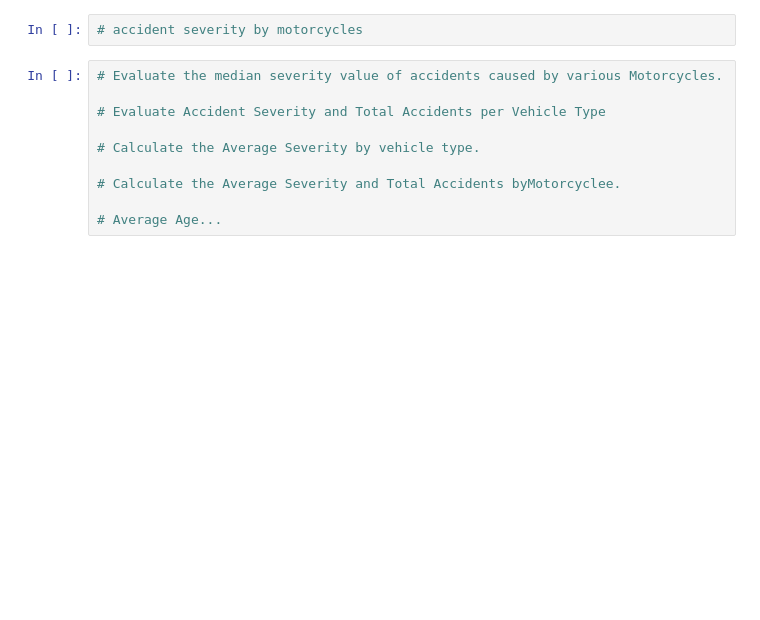
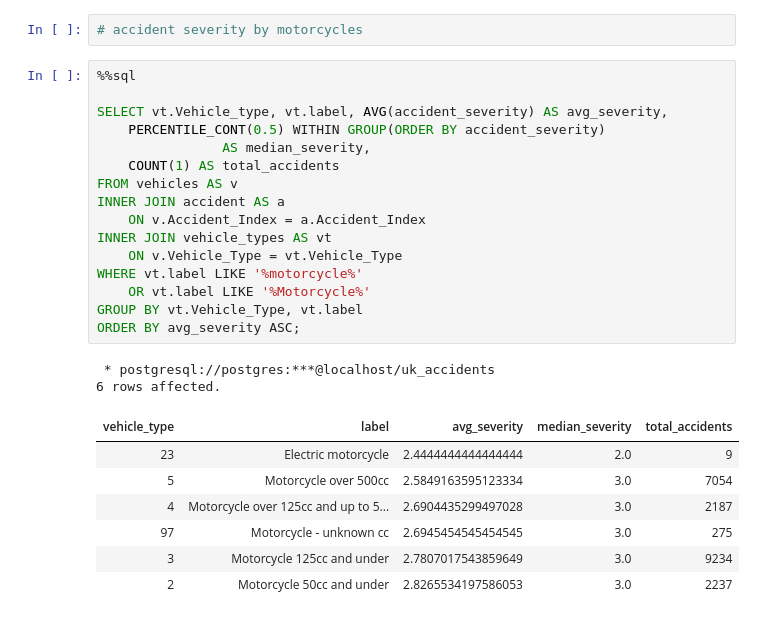
Before and after one commit to ngseann/uk_accidents, a Jupyter notebook: uk_accidents_nb.ipynb, the cells around one changed output. Cells and saved outputs as stored; diff of their text form; blank space fills up the shorter version.

```diff
--- a/uk_accidents_nb.ipynb
+++ b/uk_accidents_nb.ipynb
@@ -180,12 +215,28 @@ FROM sums;
 # %%
 # accident severity by motorcycles
-# %%
-# Evaluate the median severity value of accidents caused by various Motorcycles.
-
-# Evaluate Accident Severity and Total Accidents per Vehicle Type
-
-# Calculate the Average Severity by vehicle type.
-
-# Calculate the Average Severity and Total Accidents byMotorcyclee.
-
-# Average Age...
+# %%
+%%sql
+
+SELECT vt.Vehicle_type, vt.label, AVG(accident_severity) AS avg_severity,
+    PERCENTILE_CONT(0.5) WITHIN GROUP(ORDER BY accident_severity)
+                AS median_severity,
+    COUNT(1) AS total_accidents
+FROM vehicles AS v
+INNER JOIN accident AS a
+    ON v.Accident_Index = a.Accident_Index
+INNER JOIN vehicle_types AS vt
+    ON v.Vehicle_Type = vt.Vehicle_Type
+WHERE vt.label LIKE '%motorcycle%'
+    OR vt.label LIKE '%Motorcycle%'
+GROUP BY vt.Vehicle_Type, vt.label
+ORDER BY avg_severity ASC;
+# %% [output]
+ * postgresql://postgres:***@localhost/uk_accidents
+6 rows affected.
+| vehicle_type | label | avg_severity | median_severity | total_accidents |
+| 23 | Electric motorcycle | 2.4444444444444444 | 2.0 | 9 |
+| 5 | Motorcycle over 500cc | 2.5849163595123334 | 3.0 | 7054 |
+| 4 | Motorcycle over 125cc and up to 5... | 2.6904435299497028 | 3.0 | 2187 |
+| 97 | Motorcycle - unknown cc | 2.6945454545454545 | 3.0 | 275 |
+| 3 | Motorcycle 125cc and under | 2.7807017543859649 | 3.0 | 9234 |
+| 2 | Motorcycle 50cc and under | 2.8265534197586053 | 3.0 | 2237 |
```
Also changed, not shown: parts of 6 cells of this notebook, 1 other file.
